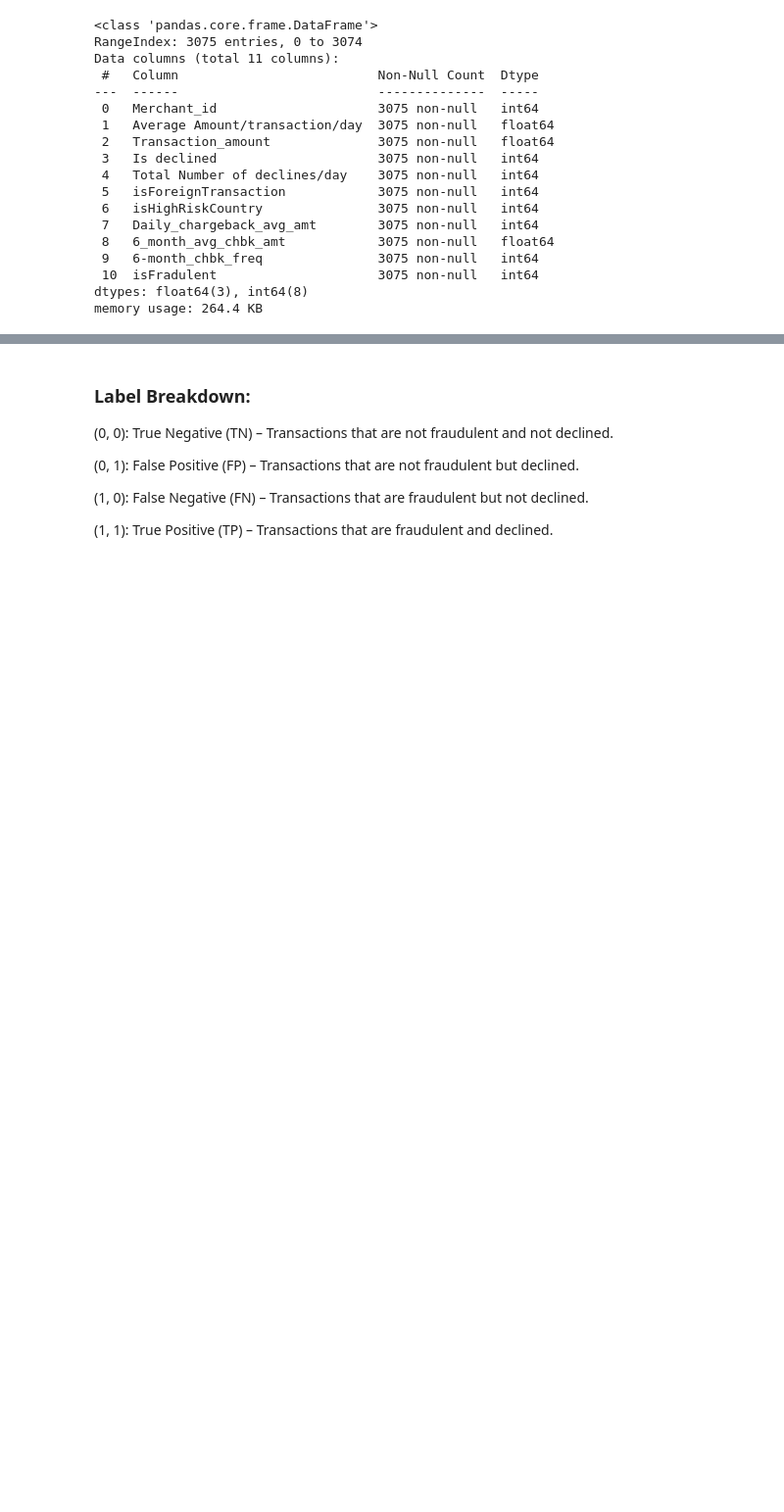
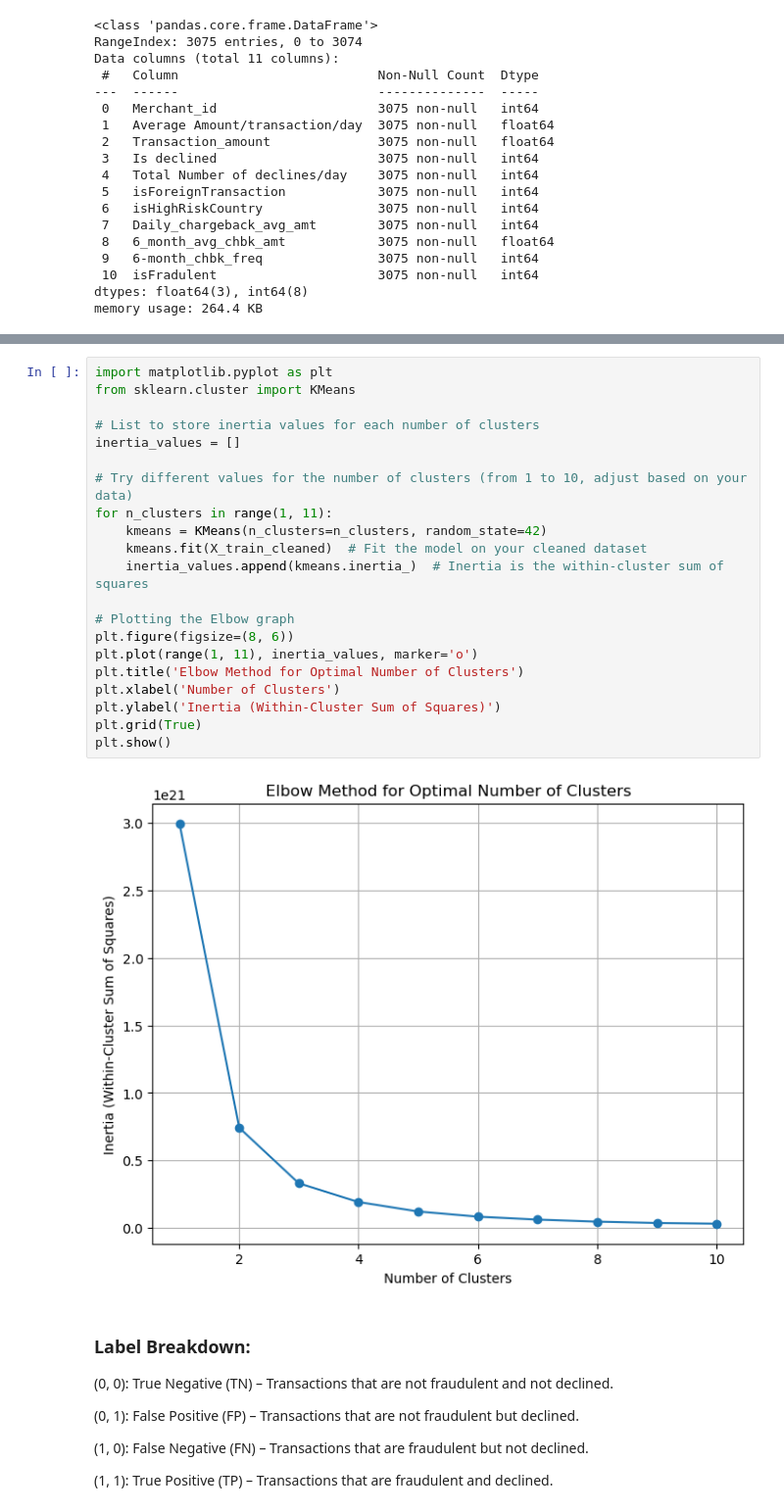
Before and after one commit to clarktommie/creditcardAbtract, a Jupyter notebook: creditCardFraud.ipynb, the cells around one changed output, grey strips where cells are left out. Shown at 98% size. Drawn from its saved outputs; the diff is of its cells as text; blank space fills up the shorter version.

```diff
--- a/creditCardFraud.ipynb
+++ b/creditCardFraud.ipynb
@@ -102,3 +152,26 @@ memory usage: 264.4 KB
+# %%
+import matplotlib.pyplot as plt
+from sklearn.cluster import KMeans
+
+# List to store inertia values for each number of clusters
+inertia_values = []
+
+# Try different values for the number of clusters (from 1 to 10, adjust based on your data)
+for n_clusters in range(1, 11):
+    kmeans = KMeans(n_clusters=n_clusters, random_state=42)
+    kmeans.fit(X_train_cleaned)  # Fit the model on your cleaned dataset
+    inertia_values.append(kmeans.inertia_)  # Inertia is the within-cluster sum of squares
+
+# Plotting the Elbow graph
+plt.figure(figsize=(8, 6))
+plt.plot(range(1, 11), inertia_values, marker='o')
+plt.title('Elbow Method for Optimal Number of Clusters')
+plt.xlabel('Number of Clusters')
+plt.ylabel('Inertia (Within-Cluster Sum of Squares)')
+plt.grid(True)
+plt.show()
+# %% [output]
+[figure, added]
 # %% [markdown]
 ### Label Breakdown:
 (0, 0): True Negative (TN) – Transactions that are not fraudulent and not declined.
```
Also changed, not shown: parts of 13 cells of this notebook.
